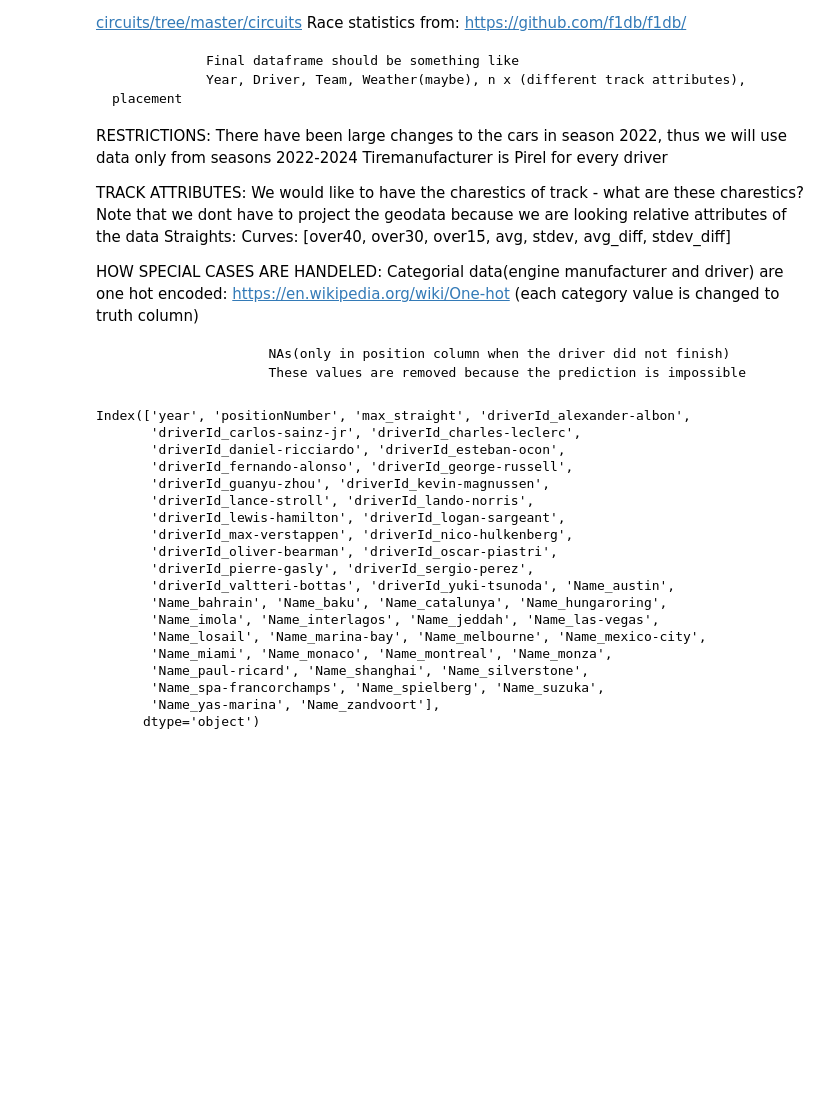
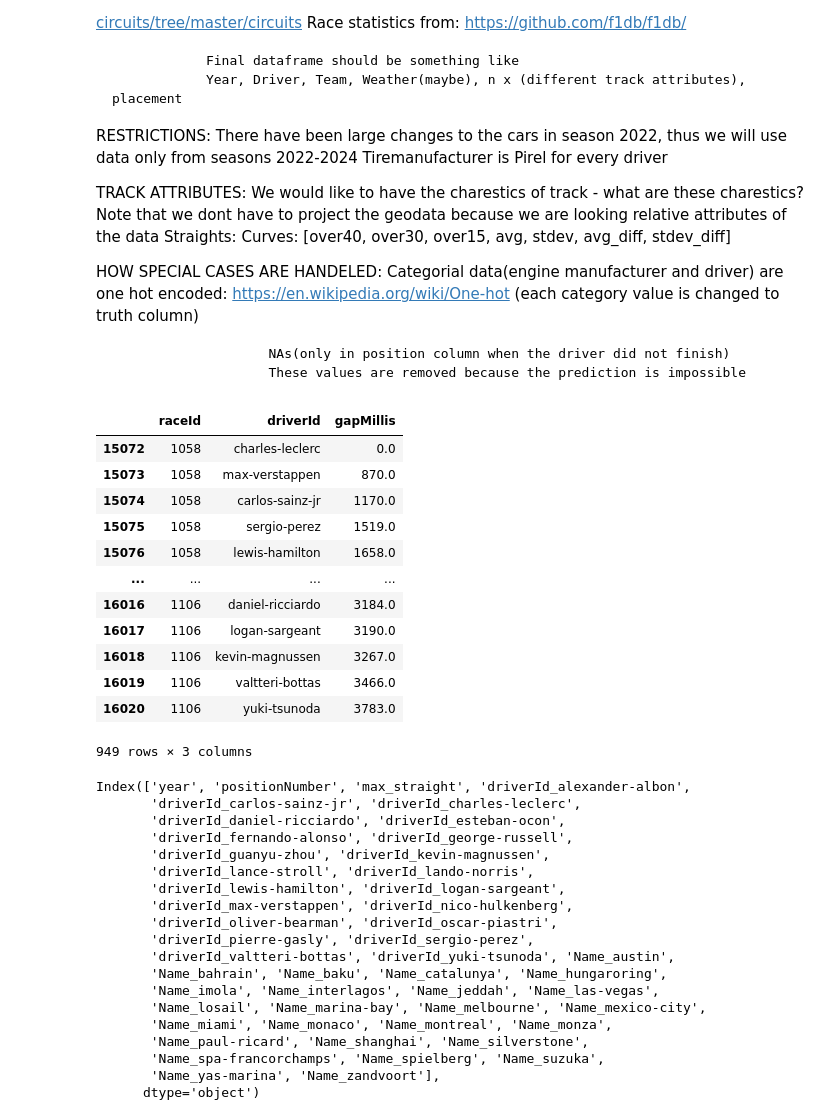
Before and after one commit to Nubbity/Data-science-in-python, a Jupyter notebook: Project-1/Project-1-code.ipynb, the cells around one changed output. Cells and saved outputs as stored; diff of their text form; code cells hidden in the pictures; blank space fills up the shorter version.

```diff
--- a/Project-1/Project-1-code.ipynb
+++ b/Project-1/Project-1-code.ipynb
@@ -110,6 +110,27 @@ def raceTracks():
     df = df[['id','year','circuitId']]
     df = df[df['year'].isin([2024, 2023, 2022])].drop('year', axis=1)
     return df
+# %%
+df = pd.read_csv(r'data\f1db-races-fastest-laps.csv')
+df = df[['raceId', 'year', 'driverId', 'gapMillis']]
+df = df[df['year'].isin([2024, 2023, 2022])].drop('year', axis=1)
+df = df.fillna(0)
+
+df
+# %% [output]
+|  | raceId | driverId | gapMillis |
+| 15072 | 1058 | charles-leclerc | 0.0 |
+| 15073 | 1058 | max-verstappen | 870.0 |
+| 15074 | 1058 | carlos-sainz-jr | 1170.0 |
+| 15075 | 1058 | sergio-perez | 1519.0 |
+| 15076 | 1058 | lewis-hamilton | 1658.0 |
+| ... | ... | ... | ... |
+| 16016 | 1106 | daniel-ricciardo | 3184.0 |
+| 16017 | 1106 | logan-sargeant | 3190.0 |
+| 16018 | 1106 | kevin-magnussen | 3267.0 |
+| 16019 | 1106 | valtteri-bottas | 3466.0 |
+| 16020 | 1106 | yuki-tsunoda | 3783.0 |
+949 rows × 3 columns
 # %%
 def dataBuilder():
 
```
Also changed, not shown: parts of 1 cell of this notebook.
